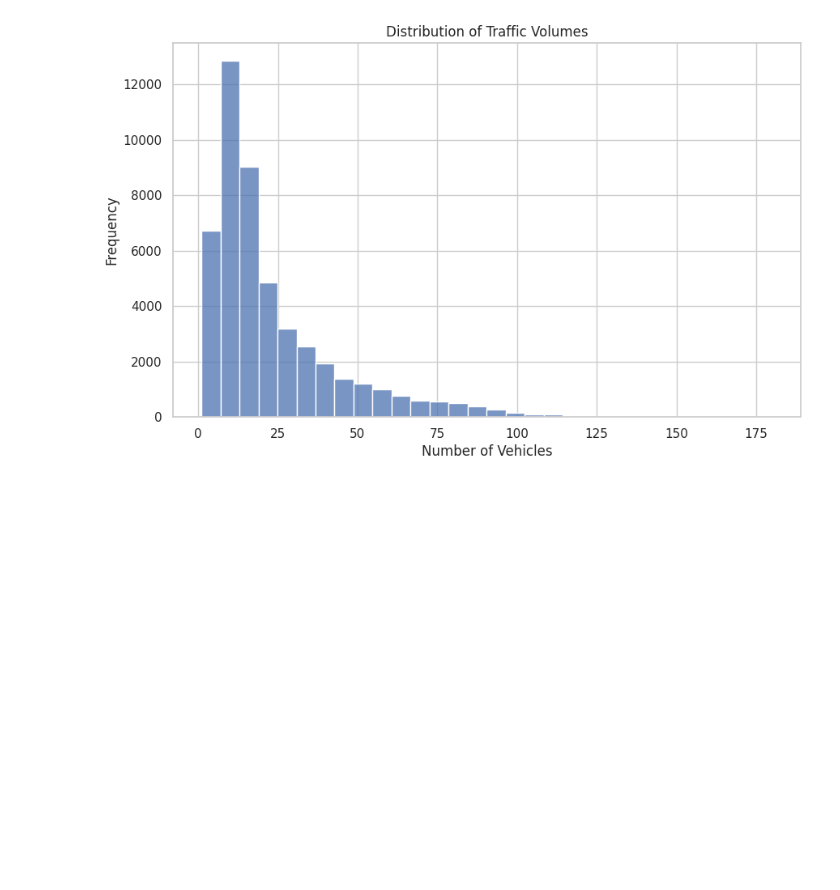
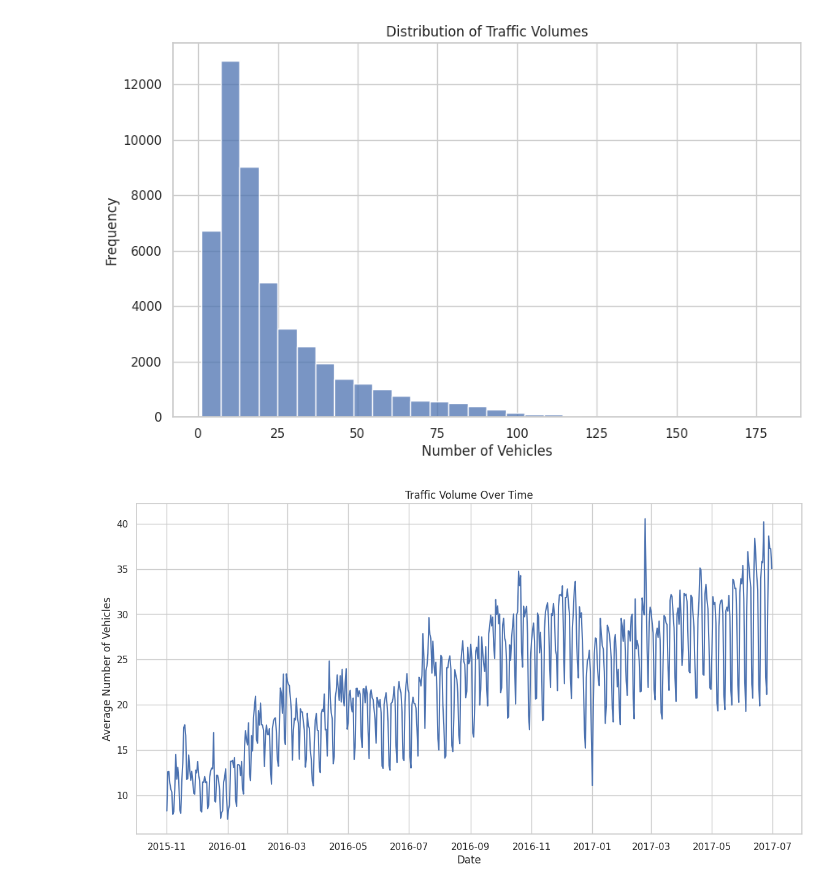
Before and after one commit to AaryanAnand10/Traffic-Prediction, a Jupyter notebook: Untitled0.ipynb, the cells around one changed output. Saved outputs shown, nothing was run; the diff lists cells and outputs as text; code cells hidden in the pictures; blank space fills up the shorter version.

```diff
--- a/Untitled0.ipynb
+++ b/Untitled0.ipynb
@@ -15,7 +15,7 @@ from sklearn.linear_model import LinearRegression
 warnings.filterwarnings('ignore')
 # %%
 # Load the data
-traffic_data = pd.read_csv('/traffic.csv')
+traffic_data = pd.read_csv('/content/traffic.csv')
 
 traffic_data.head()
 # %% [output]
@@ -66,3 +66,13 @@ plt.ylabel('Frequency')
 plt.show()
 # %% [output]
 [figure]
+# %%
+plt.figure(figsize=(14, 7))
+traffic_data_resampled = traffic_data.set_index('DateTime').resample('D').mean()
+sns.lineplot(data=traffic_data_resampled, x=traffic_data_resampled.index, y='Vehicles')
+plt.title('Traffic Volume Over Time')
+plt.xlabel('Date')
+plt.ylabel('Average Number of Vehicles')
+plt.show()
+# %% [output]
+[figure, added]
```
Also changed, not shown: parts of 5 cells of this notebook.
